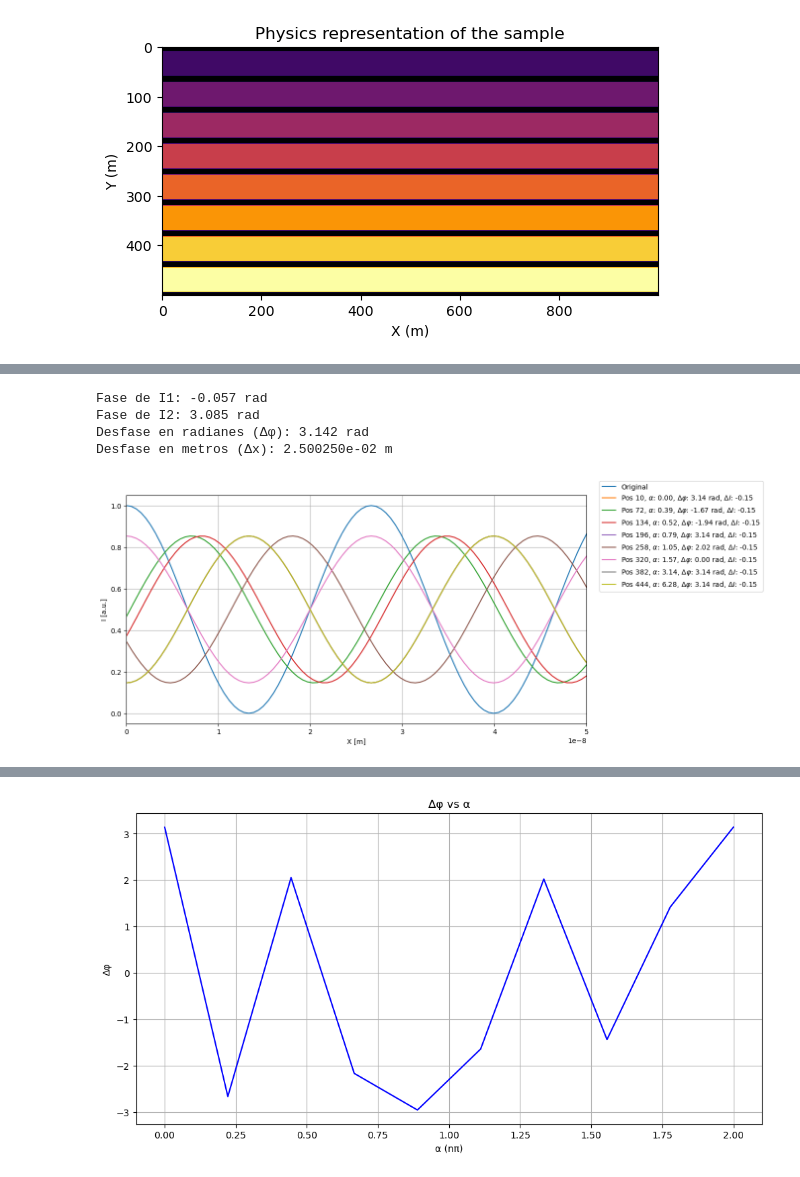
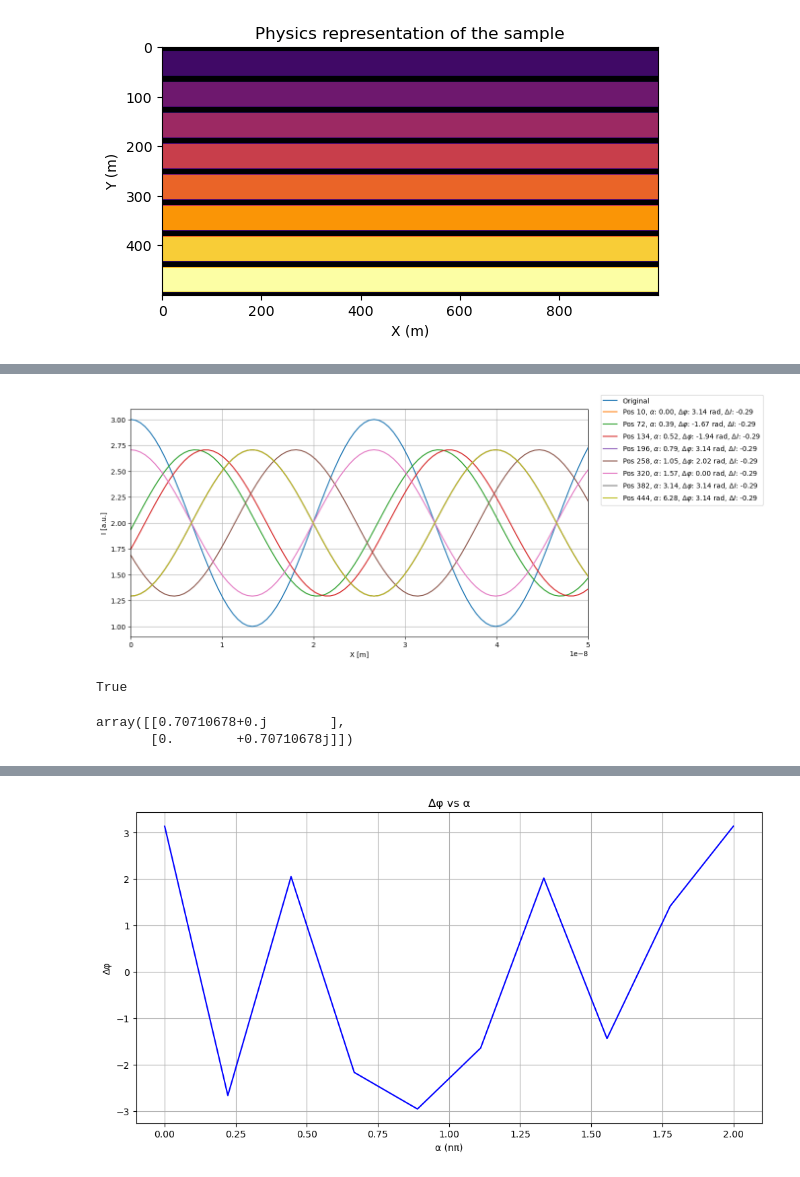
Before and after one commit to Aguiario/Polarimetric_Interferomerty, a Jupyter notebook: Rene.ipynb, the cells around one changed output, grey strips where cells are left out. Cells and saved outputs as stored; diff of their text form; code cells hidden in the pictures.

```diff
--- a/Rene.ipynb
+++ b/Rene.ipynb
@@ -36,5 +36,5 @@ sample = pi.add_lines(fixed_positions, line_matrices, sample_image, sample, gros
 Eis = pi.polarization_basis_set('L')
 Er = pi.polarization_basis_set('L')
 
-I = pi.sample_intensity(Er, Eis, sample, X, Y)
+I, info,E_r, E_s = pi.sample_intensity(Er, Eis, sample, X, Y)
 # %% [output]
@@ -42,54 +41,0 @@ I = pi.sample_intensity(Er, Eis, sample, X, Y)
-# %%
-import numpy as np
-from scipy.fft import fft, fftfreq
-from scipy.interpolate import interp1d
-
-# Datos proporcionados
-I1 = I[0]
-I2 = I[20]
-
-# Centrado de las señales (restar la media)
-I1_centered = I1 - np.mean(I1)
-I2_centered = I2 - np.mean(I2)
-
-# Interpolación para aumentar la resolución
-x_original = np.linspace(0, 1, len(I1))  # Eje en metros
-x_interpolated = np.linspace(0, 1, 10 * len(I1))  # 10 veces más puntos
-
-# Interpolación cúbica
-interp_I1 = interp1d(x_original, I1_centered, kind='cubic')
-interp_I2 = interp1d(x_original, I2_centered, kind='cubic')
-
-# Nuevas señales interpoladas
-I1_interp = interp_I1(x_interpolated)
-I2_interp = interp_I2(x_interpolated)
-
-# FFT para cada señal interpolada
-fft_I1_interp = fft(I1_interp)
-fft_I2_interp = fft(I2_interp)
-
-# Determinar la frecuencia dominante
-frequencies = fftfreq(len(x_interpolated), x_interpolated[1] - x_interpolated[0])
-dominant_freq_index = np.argmax(np.abs(fft_I1_interp))
-
-# Fases en la frecuencia dominante
-phase_I1 = np.angle(fft_I1_interp[dominant_freq_index])
-phase_I2 = np.angle(fft_I2_interp[dominant_freq_index])
-
-# Desfase en radianes
-delta_phi = phase_I2 - phase_I1
-
-# Conversión del desfase a distancia (en metros)
-wavelength = 1 / frequencies[dominant_freq_index]  # Longitud de onda
-delta_x = delta_phi / (2 * np.pi) * wavelength     # Desfase convertido a metros
-
-# Resultados
-print(f"Fase de I1: {phase_I1:.3f} rad")
-print(f"Fase de I2: {phase_I2:.3f} rad")
-print(f"Desfase en radianes (Δφ): {delta_phi:.3f} rad")
-print(f"Desfase en metros (Δx): {delta_x:.6e} m")
-# %% [output]
-Fase de I1: -0.057 rad
-Fase de I2: 3.085 rad
-Desfase en radianes (Δφ): 3.142 rad
-Desfase en metros (Δx): 2.500250e-02 m
@@ -145,32 +48,32 @@ desfases = []
 cambios_intensidad = []
 
 # Graficar la curva original
 plt.plot(X[0], I[0], label="Original")
 
 # Calcular el desfase y el cambio en la intensidad
 for i, pos in enumerate(fixed_positions):
     # Cálculo del desfase con la nueva función
-    desfase = calcular_desfase(I[0], I[pos], X[0])
+    desfase = pi.calcular_desfase(I[0], I[pos], X[0])
 
     # Cálculo del cambio en la intensidad
     cambio_intensidad = np.max(I[pos]) - np.max(I[0])
 
     # Guardar en los arreglos
     desfases.append(desfase)
     cambios_intensidad.append(cambio_intensidad)
 
     # Graficar cada curva con la leyenda correspondiente
     plt.plot(X[0], I[pos], label=rf"Pos {pos}, $\alpha$: {angles[i % len(angles)]:.2f}, $\Delta\varphi$: {desfase:.2f} rad, $\Delta I$: {cambio_intensidad:.2f}")
 
 
 plt.xlabel('X [m]')
 plt.ylabel('I [a.u.]')
 plt.xlim(0, 0.5e-7)
 
 # Colocar la leyenda fuera del gráfico (a la derecha)
 plt.legend(loc='center left', bbox_to_anchor=(1.02, 0.82))
 
 plt.grid(True)
 plt.show()
 # %% [output]
-[figure, old version]
+[figure, new version]
@@ -176,0 +84,9 @@ plt.show()
+# %%
+vartheta[320,0] == vartheta[0,0]
+# %% [output]
+True
+# %%
+E_s[0,0]
+# %% [output]
+array([[0.70710678+0.j        ],
+       [0.        +0.70710678j]])
```
Also changed, not shown: parts of 5 cells of this notebook, 3 other files.
